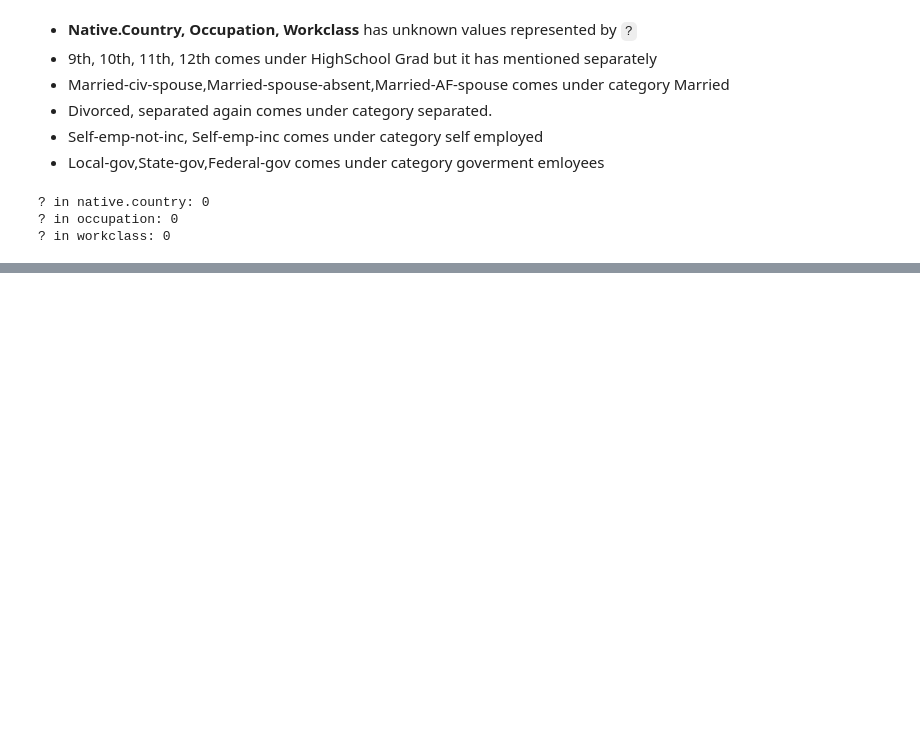
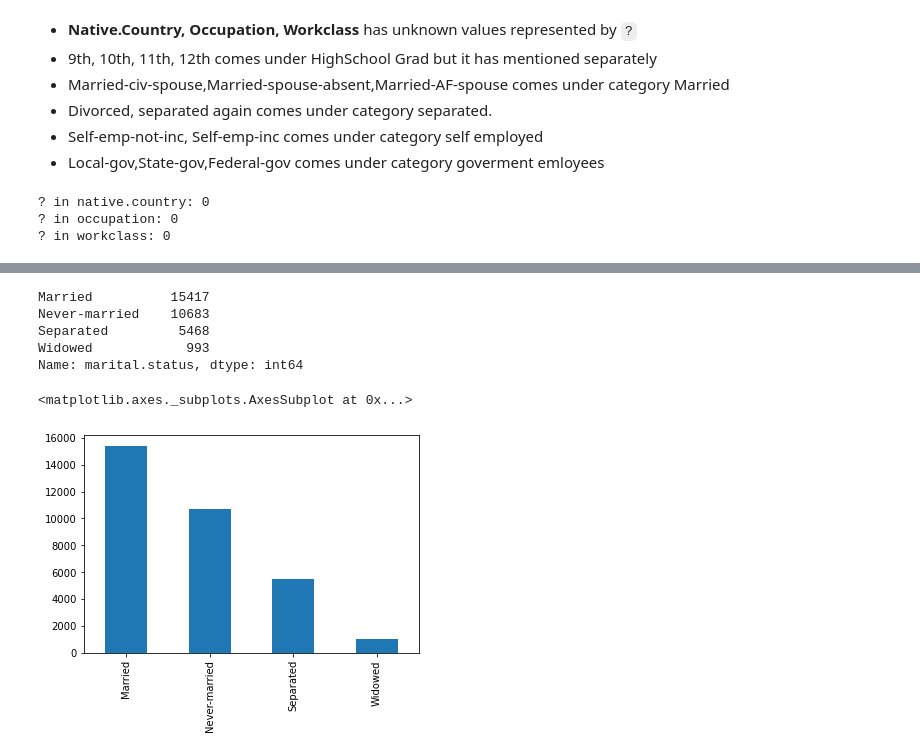
Before and after one commit to phillakh/6000CEM-Machine-Learning-and-Related-Applications, a Jupyter notebook: Notebook.ipynb, the cells around one changed output, grey strips where cells are left out. Drawn from its saved outputs; the diff is of its cells as text; code cells hidden in the pictures; blank space fills up the shorter version.

```diff
--- a/Notebook.ipynb
+++ b/Notebook.ipynb
@@ -122,0 +150,21 @@ for col in edit_cols:
+# %%
+# we will make married status to married, separted, never-married, and widowed
+
+married= ['Married-spouse-absent','Married-civ-spouse','Married-AF-spouse']
+separated = ['Separated','Divorced']
+
+#replace elements in list.
+df['marital.status'] = df['marital.status'].str.strip()
+df['marital.status'].replace(to_replace = married ,value = 'Married',inplace = True)
+df['marital.status'].replace(to_replace = separated,value = 'Separated',inplace = True)
+
+print(df['marital.status'].value_counts())
+df['marital.status'].value_counts().plot(kind='bar')
+# %% [output]
+Married          15417
+Never-married    10683
+Separated         5468
+Widowed            993
+Name: marital.status, dtype: int64
+<matplotlib.axes._subplots.AxesSubplot at 0x...>
+[figure, added]
```
Also changed, not shown: parts of 2 cells of this notebook.
